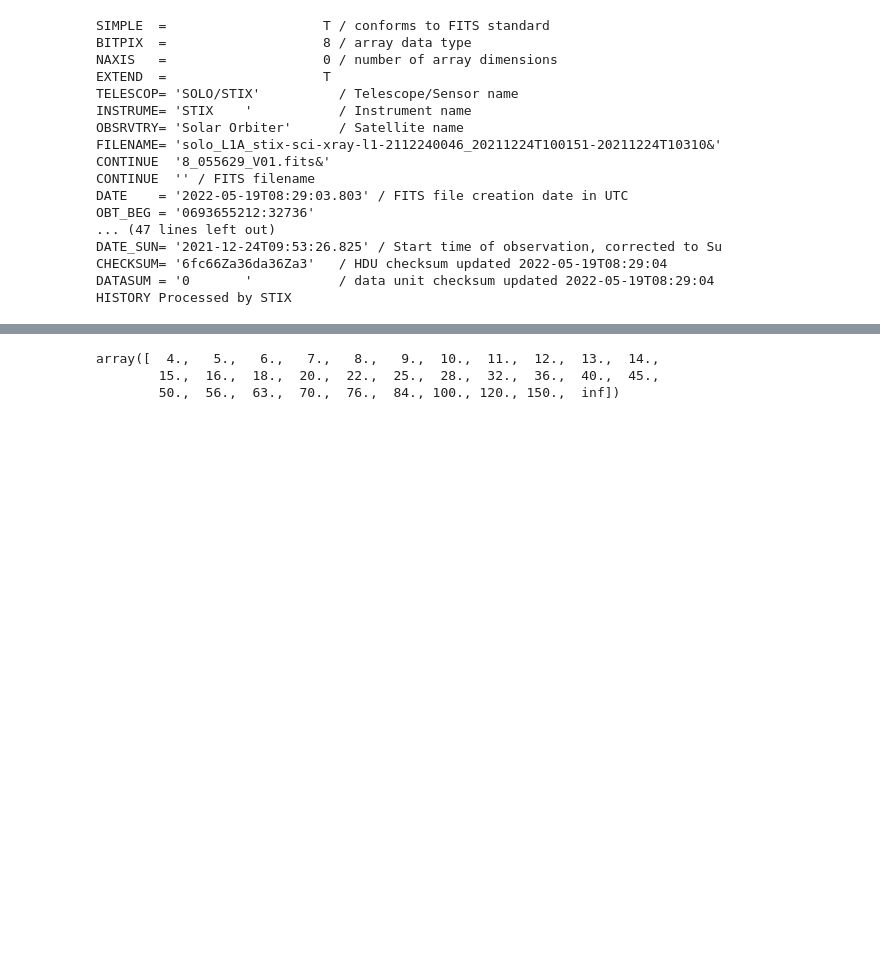
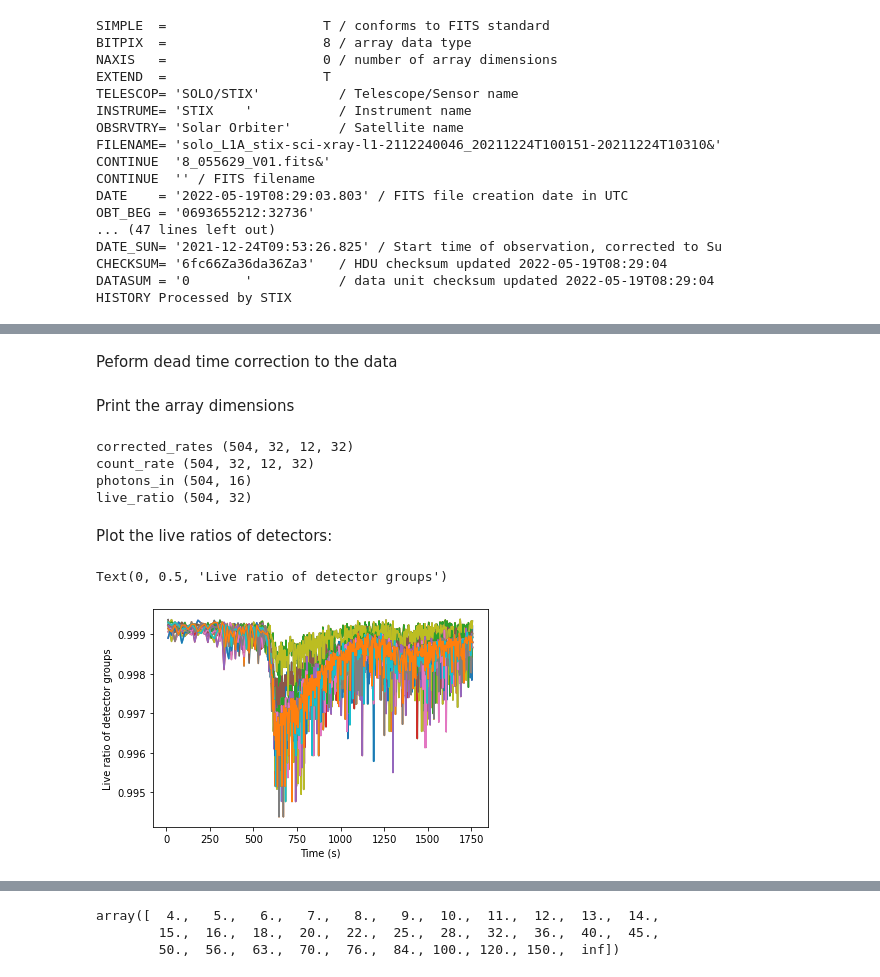
Before and after one commit to i4Ds/stixdcpy, a Jupyter notebook: examples/tutorial.ipynb, the cells around one changed output, grey strips where cells are left out. Drawn from its saved outputs; the diff is of its cells as text; code cells hidden in the pictures; blank space fills up the shorter version.

```diff
--- a/examples/tutorial.ipynb
+++ b/examples/tutorial.ipynb
@@ -376,0 +401,25 @@ dir(sci_data)
+# %% [markdown]
+Peform dead time correction to the data
+# %%
+corrected_data=l1_obj.correct_dead_time()
+# %% [markdown]
+Print the array dimensions
+# %%
+corrected_data.keys()
+for key, value in corrected_data.items():
+    print(key, value.shape)
+# %% [output]
+corrected_rates (504, 32, 12, 32)
+count_rate (504, 32, 12, 32)
+photons_in (504, 16)
+live_ratio (504, 32)
+# %% [markdown]
+Plot the live ratios of detectors:
+# %%
+plt.figure()
+plt.plot(l1_obj.time, corrected_data['live_ratio'])
+plt.xlabel('Time (s)')
+plt.ylabel('Live ratio of detector groups')
+# %% [output]
+Text(0, 0.5, 'Live ratio of detector groups')
+[figure, added]
```
Also changed, not shown: parts of 83 cells of this notebook, 2 other files.
